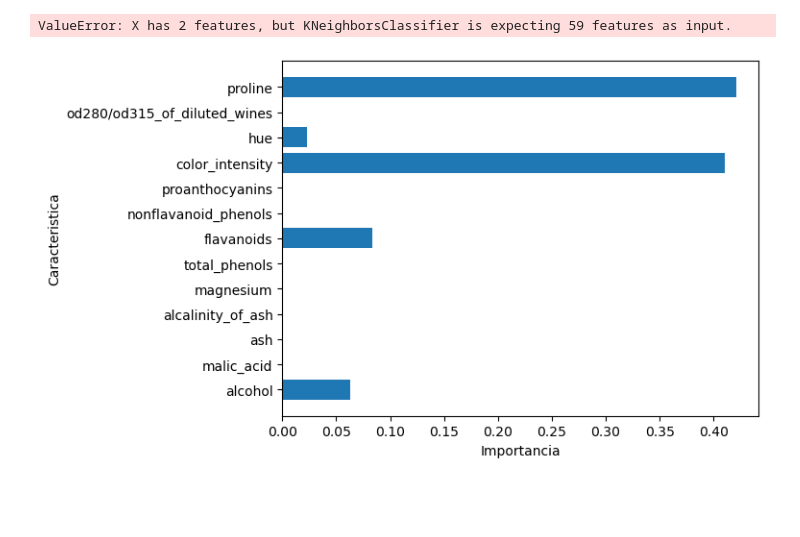
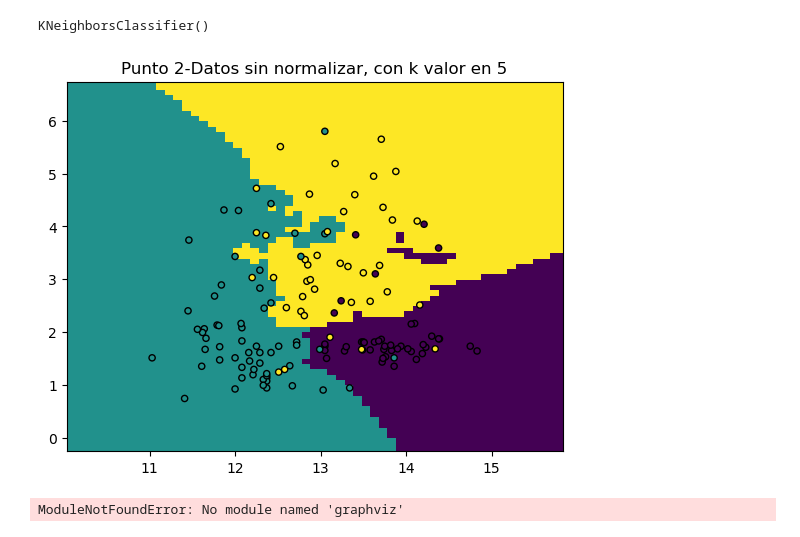
Before and after one commit to DanteBelNan/TP_Final-Machine-Learning, a Jupyter notebook: Tp_final.ipynb, the cells around one changed output. Drawn from its saved outputs; the diff is of its cells as text; code cells hidden in the pictures; blank space fills up the shorter version.

Commit message:
PUNTO 2 FINALIZADO
solo falta hacerlo con los datos normalizados

```diff
--- a/Tp_final.ipynb
+++ b/Tp_final.ipynb
@@ -27,8 +27,12 @@ xTrainNorm,xTestNorm,yTrainNorm,yTestNorm = train_test_split(X_norm, wine.target
 #Primero, importamos las librerias que se nos ordena
 from sklearn import neighbors
 
-#Luego, creamos la variable knn, que representara este tipo de predicción
+#Luego, creamos la variable knn, que representara este tipo de predicción y fiteamos la data
 knn = neighbors.KNeighborsClassifier(n_neighbors=5)
+y = wine.target
+knn.fit(xTrain[:,:2], yTrain)
+# %% [output]
+KNeighborsClassifier()
 # %%
 #Luego, comenzamos con la predicción del primer dataset para luego graficarla.
 
@@ -39,8 +43,22 @@ xx, yy=np.meshgrid(np.arange(x_min,x_max,0.1), np.arange(y_min, y_max, 0.1))
 # %%
 #Creamos la primera predicción
 pred = knn.predict(np.c_[xx.ravel(), yy.ravel()])
+
+#Asignamos el resultado de la predicción al grafico
+pred = pred.reshape(xx.shape)
+plt.figure()
+plt.pcolormesh(xx,yy, pred,shading='auto')
+
+#Mostramos los puntos del dato de entrenamiento
+plt.scatter(xTrain[:,0], xTrain[:,1],c=yTrain, edgecolor='k' , s=20)
+plt.xlim(xx.min(),xx.max() )
+plt.ylim(yy.min(),yy.max() )
+plt.title("Punto 2-Datos sin normalizar, con k valor en 5")
+
+#Mostramos el grafico
+plt.show()
 # %% [output]
-ValueError: X has 2 features, but KNeighborsClassifier is expecting 59 features as input.
+[figure, added]
 # %%
 #PUNTO 3
 # %%
@@ -71,4 +89,4 @@ plt.xlabel('Importancia')
 plt.ylabel('Caracteristica')
 plt.show()
 # %% [output]
-[figure, removed]
+ModuleNotFoundError: No module named 'graphviz'
```
